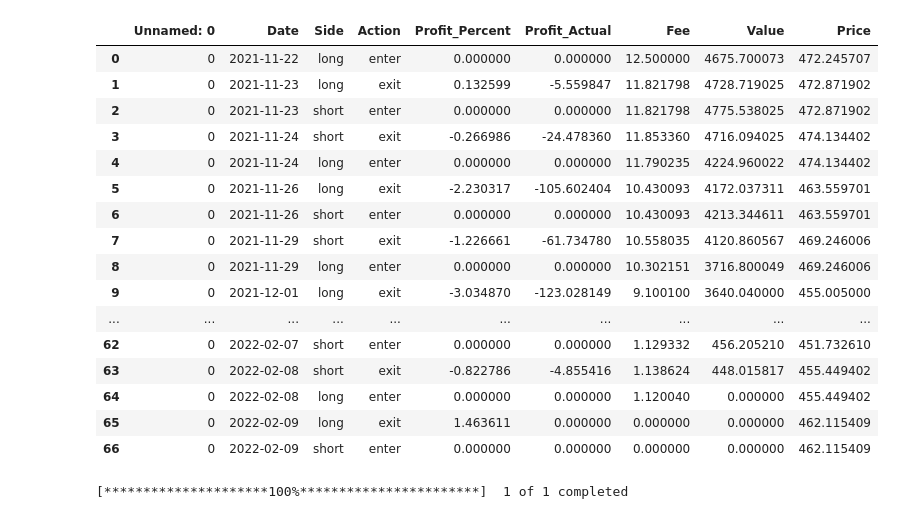
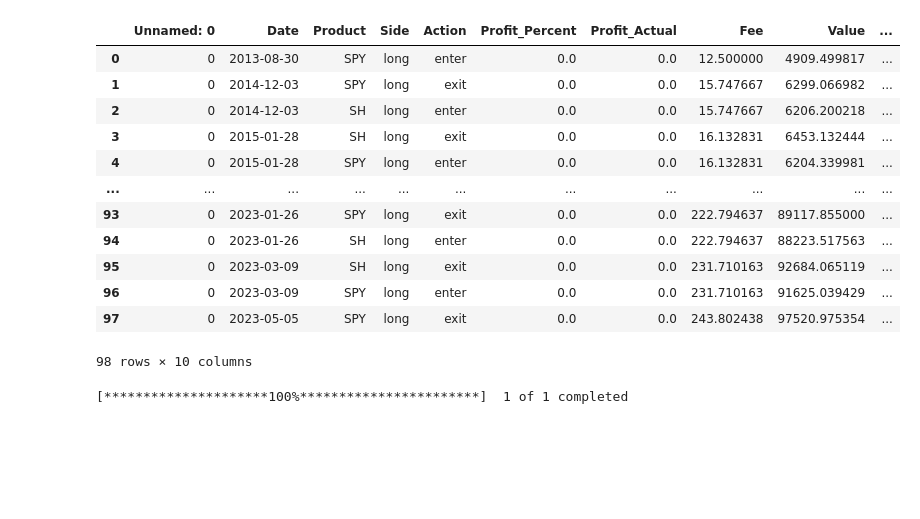
Before and after one commit to j03m/alfred, a Jupyter notebook: notebooks/ppo_training_visualizer.ipynb, the cells around one changed output. Cells and saved outputs as stored; diff of their text form; code cells hidden in the pictures; blank space fills up the shorter version.

Commit message:
tests and new strategies

```diff
--- a/notebooks/ppo_training_visualizer.ipynb
+++ b/notebooks/ppo_training_visualizer.ipynb
@@ -14,26 +14,22 @@ from machine_learning_finance import get_coin_data_frames, attach_markers, gener
 
 init_notebook_mode(connected=True)
 # %%
-ledger = pd.read_csv("../data/env_SPY_test.csv")
+ledger = pd.read_csv("../data/backtest_inverse_SPY_2500.csv")
 ledger
 # %% [output]
-|  | Unnamed: 0 | Date | Side | Action | Profit_Percent | Profit_Actual | Fee | Value | Price |
-| 0 | 0 | 2021-11-22 | long | enter | 0.000000 | 0.000000 | 12.500000 | 4675.700073 | 472.245707 |
-| 1 | 0 | 2021-11-23 | long | exit | 0.132599 | -5.559847 | 11.821798 | 4728.719025 | 472.871902 |
-| 2 | 0 | 2021-11-23 | short | enter | 0.000000 | 0.000000 | 11.821798 | 4775.538025 | 472.871902 |
-| 3 | 0 | 2021-11-24 | short | exit | -0.266986 | -24.478360 | 11.853360 | 4716.094025 | 474.134402 |
-| 4 | 0 | 2021-11-24 | long | enter | 0.000000 | 0.000000 | 11.790235 | 4224.960022 | 474.134402 |
-| 5 | 0 | 2021-11-26 | long | exit | -2.230317 | -105.602404 | 10.430093 | 4172.037311 | 463.559701 |
-| 6 | 0 | 2021-11-26 | short | enter | 0.000000 | 0.000000 | 10.430093 | 4213.344611 | 463.559701 |
-| 7 | 0 | 2021-11-29 | short | exit | -1.226661 | -61.734780 | 10.558035 | 4120.860567 | 469.246006 |
-| 8 | 0 | 2021-11-29 | long | enter | 0.000000 | 0.000000 | 10.302151 | 3716.800049 | 469.246006 |
-| 9 | 0 | 2021-12-01 | long | exit | -3.034870 | -123.028149 | 9.100100 | 3640.040000 | 455.005000 |
-| ... | ... | ... | ... | ... | ... | ... | ... | ... | ... |
-| 62 | 0 | 2022-02-07 | short | enter | 0.000000 | 0.000000 | 1.129332 | 456.205210 | 451.732610 |
-| 63 | 0 | 2022-02-08 | short | exit | -0.822786 | -4.855416 | 1.138624 | 448.015817 | 455.449402 |
-| 64 | 0 | 2022-02-08 | long | enter | 0.000000 | 0.000000 | 1.120040 | 0.000000 | 455.449402 |
-| 65 | 0 | 2022-02-09 | long | exit | 1.463611 | 0.000000 | 0.000000 | 0.000000 | 462.115409 |
-| 66 | 0 | 2022-02-09 | short | enter | 0.000000 | 0.000000 | 0.000000 | 0.000000 | 462.115409 |
+|  | Unnamed: 0 | Date | Product | Side | Action | Profit_Percent | Profit_Actual | Fee | Value | ... |
+| 0 | 0 | 2013-08-30 | SPY | long | enter | 0.0 | 0.0 | 12.500000 | 4909.499817 | ... |
+| 1 | 0 | 2014-12-03 | SPY | long | exit | 0.0 | 0.0 | 15.747667 | 6299.066982 | ... |
+| 2 | 0 | 2014-12-03 | SH | long | enter | 0.0 | 0.0 | 15.747667 | 6206.200218 | ... |
+| 3 | 0 | 2015-01-28 | SH | long | exit | 0.0 | 0.0 | 16.132831 | 6453.132444 | ... |
+| 4 | 0 | 2015-01-28 | SPY | long | enter | 0.0 | 0.0 | 16.132831 | 6204.339981 | ... |
+| ... | ... | ... | ... | ... | ... | ... | ... | ... | ... | ... |
+| 93 | 0 | 2023-01-26 | SPY | long | exit | 0.0 | 0.0 | 222.794637 | 89117.855000 | ... |
+| 94 | 0 | 2023-01-26 | SH | long | enter | 0.0 | 0.0 | 222.794637 | 88223.517563 | ... |
+| 95 | 0 | 2023-03-09 | SH | long | exit | 0.0 | 0.0 | 231.710163 | 92684.065119 | ... |
+| 96 | 0 | 2023-03-09 | SPY | long | enter | 0.0 | 0.0 | 231.710163 | 91625.039429 | ... |
+| 97 | 0 | 2023-05-05 | SPY | long | exit | 0.0 | 0.0 | 243.802438 | 97520.975354 | ... |
+98 rows × 10 columns
 # %%
 tickerObj = yf.download(tickers="SPY", interval="1d")
 df_raw = pd.DataFrame(tickerObj)
```
Also changed, not shown: parts of 1 cell of this notebook, 10 other files.
